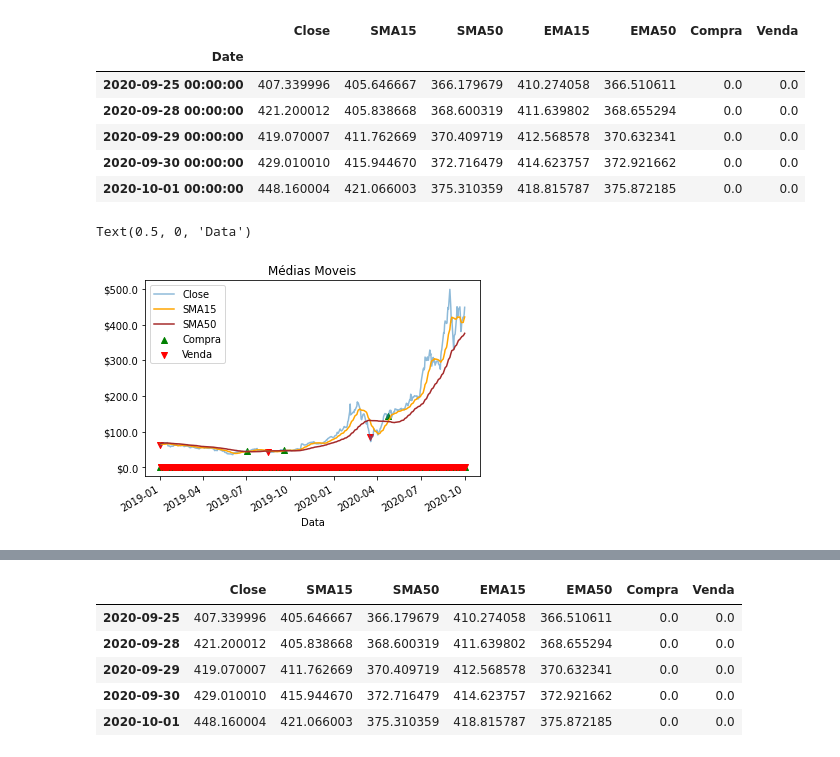
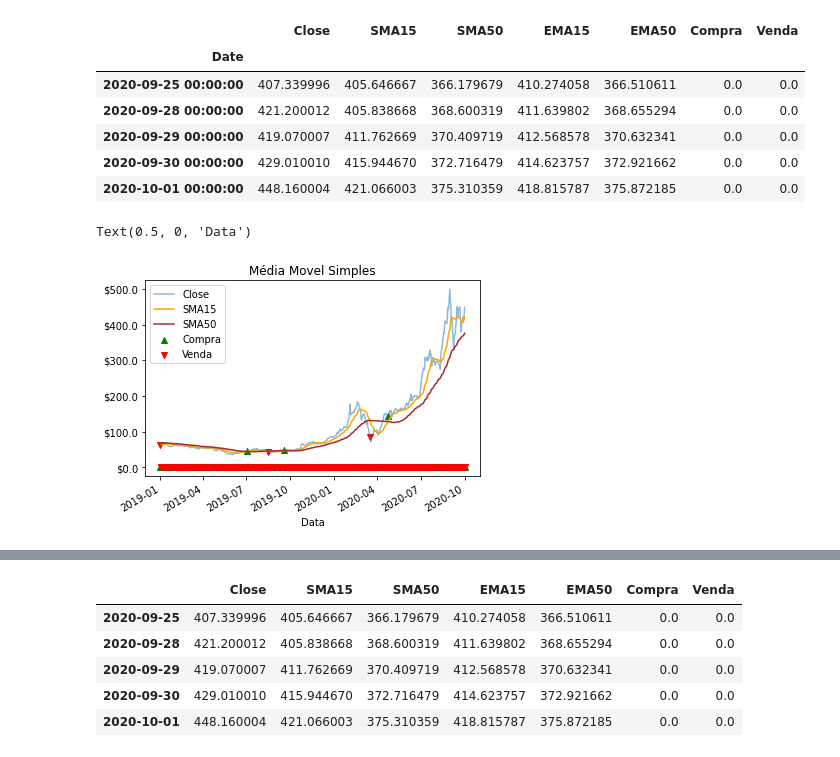
Before and after one commit to josuelopes512/python-indicador, a Jupyter notebook: cruzamento_MM.ipynb, the cells around one changed output, grey strips where cells are left out. Saved outputs shown, nothing was run; the diff lists cells and outputs as text; code cells hidden in the pictures.

```diff
--- a/cruzamento_MM.ipynb
+++ b/cruzamento_MM.ipynb
@@ -15,6 +40,6 @@ Index(['High', 'Low', 'Open', 'Close', 'Volume', 'Adj Close'], dtype='object')
 # %%
 def crossover_sinal(data, curto=15, longo=50):
-
+    data = data.dropna()
     # Média movel simples
     data[f'SMA{curto}'] = data['Close'].rolling(curto).mean()
     data[f'SMA{longo}'] = data['Close'].rolling(longo).mean()
@@ -60,21 +92,21 @@ filterted_data = filterted_data.loc[a]
 # %%
 fig, ax = plt.subplots()
 ax.plot(filterted_data.index, filterted_data['Close'], label='Close', alpha=0.5)
 ax.plot(filterted_data.index, filterted_data['SMA15'], label='SMA15', color='orange')
 ax.plot(filterted_data.index, filterted_data['SMA50'], label='SMA50', color='brown')
 
 ax.scatter(filterted_data.index, filterted_data['Compra'], marker='^', label='Compra', color='green')
 ax.scatter(filterted_data.index, filterted_data['Venda'], marker='v', label='Venda', color='red')
 
 fig.autofmt_xdate()
 ax.legend()
 
 ax.yaxis.set_major_formatter('${x:}')
-ax.set_title('Médias Moveis')
+ax.set_title('Média Movel Simples')
 ax.set_xlabel('Data')
 # %% [output]
 Text(0.5, 0, 'Data')
-[figure, old version]
+[figure, new version]
 # %%
 fig, ax = plt.subplots()
 ax.plot(filterted_data.index, filterted_data['Close'], label='Close', alpha=0.5)
```
Also changed, not shown: parts of 18 cells of this notebook.
